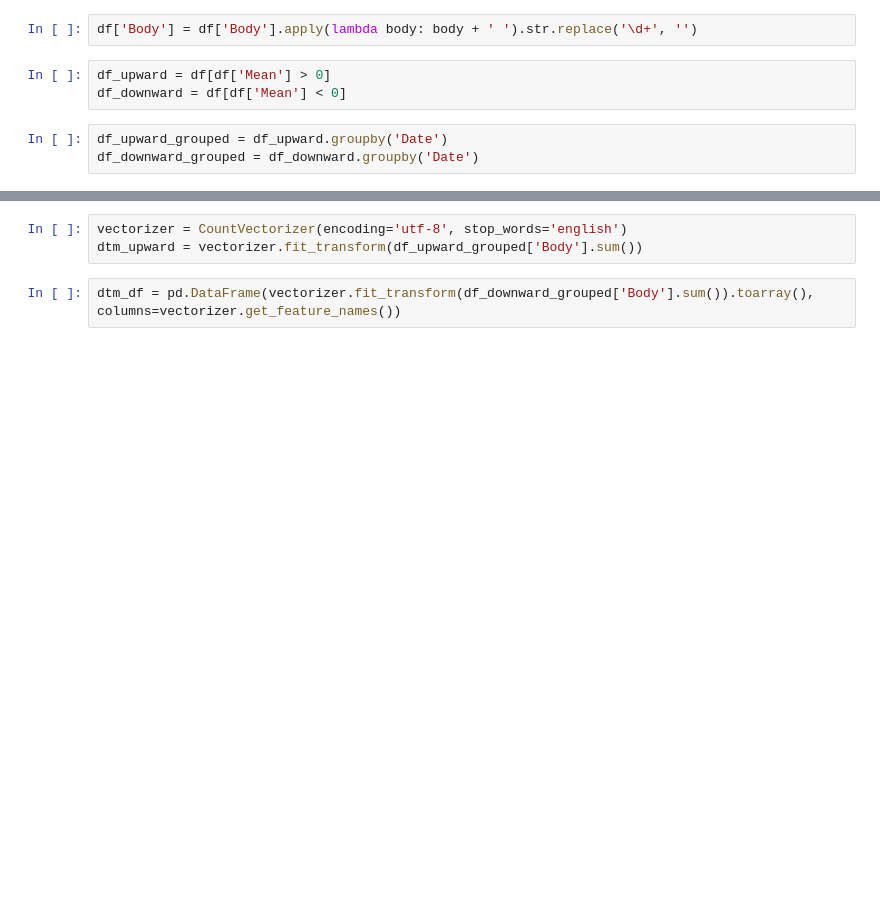
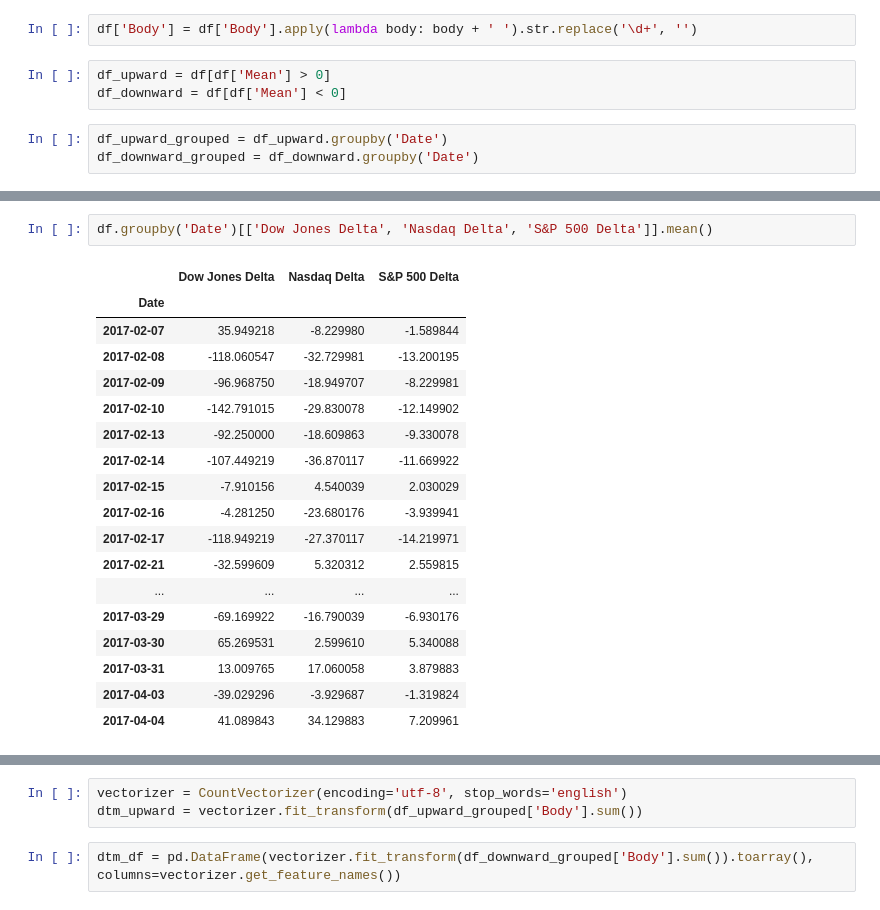
Before and after one commit to rykard95/wh_stocks, a Jupyter notebook: Analysis - Jon.ipynb, the cells around one changed output, grey strips where cells are left out. Drawn from its saved outputs; the diff is of its cells as text; blank space fills up the shorter version.

```diff
--- a/Analysis - Jon.ipynb
+++ b/Analysis - Jon.ipynb
@@ -20,0 +44,21 @@ df_downward_grouped = df_downward.groupby('Date')
+# %%
+df.groupby('Date')[['Dow Jones Delta', 'Nasdaq Delta', 'S&P 500 Delta']].mean()
+# %% [output]
+|  | Dow Jones Delta | Nasdaq Delta | S&P 500 Delta |
+| Date |  |  |  |
+| 2017-02-07 | 35.949218 | -8.229980 | -1.589844 |
+| 2017-02-08 | -118.060547 | -32.729981 | -13.200195 |
+| 2017-02-09 | -96.968750 | -18.949707 | -8.229981 |
+| 2017-02-10 | -142.791015 | -29.830078 | -12.149902 |
+| 2017-02-13 | -92.250000 | -18.609863 | -9.330078 |
+| 2017-02-14 | -107.449219 | -36.870117 | -11.669922 |
+| 2017-02-15 | -7.910156 | 4.540039 | 2.030029 |
+| 2017-02-16 | -4.281250 | -23.680176 | -3.939941 |
+| 2017-02-17 | -118.949219 | -27.370117 | -14.219971 |
+| 2017-02-21 | -32.599609 | 5.320312 | 2.559815 |
+| ... | ... | ... | ... |
+| 2017-03-29 | -69.169922 | -16.790039 | -6.930176 |
+| 2017-03-30 | 65.269531 | 2.599610 | 5.340088 |
+| 2017-03-31 | 13.009765 | 17.060058 | 3.879883 |
+| 2017-04-03 | -39.029296 | -3.929687 | -1.319824 |
+| 2017-04-04 | 41.089843 | 34.129883 | 7.209961 |
```
Also changed, not shown: parts of 12 cells of this notebook, 2 other files.
